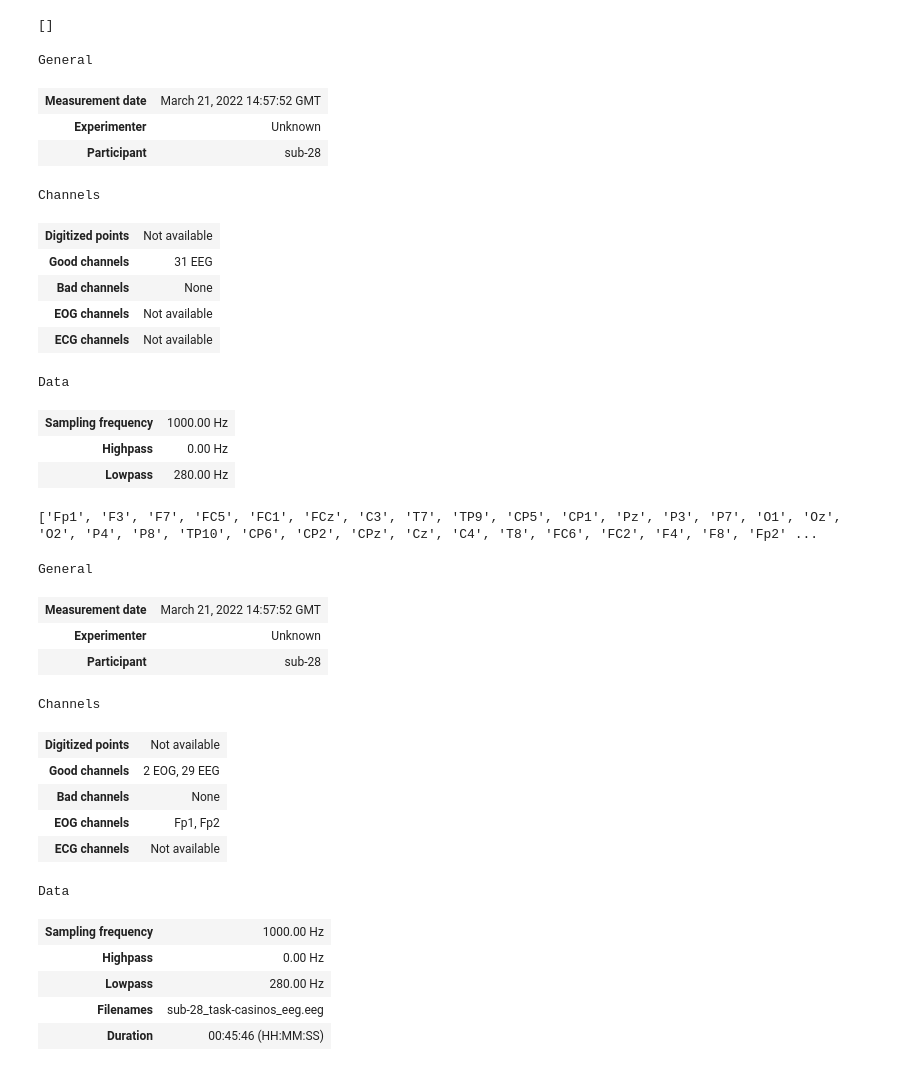
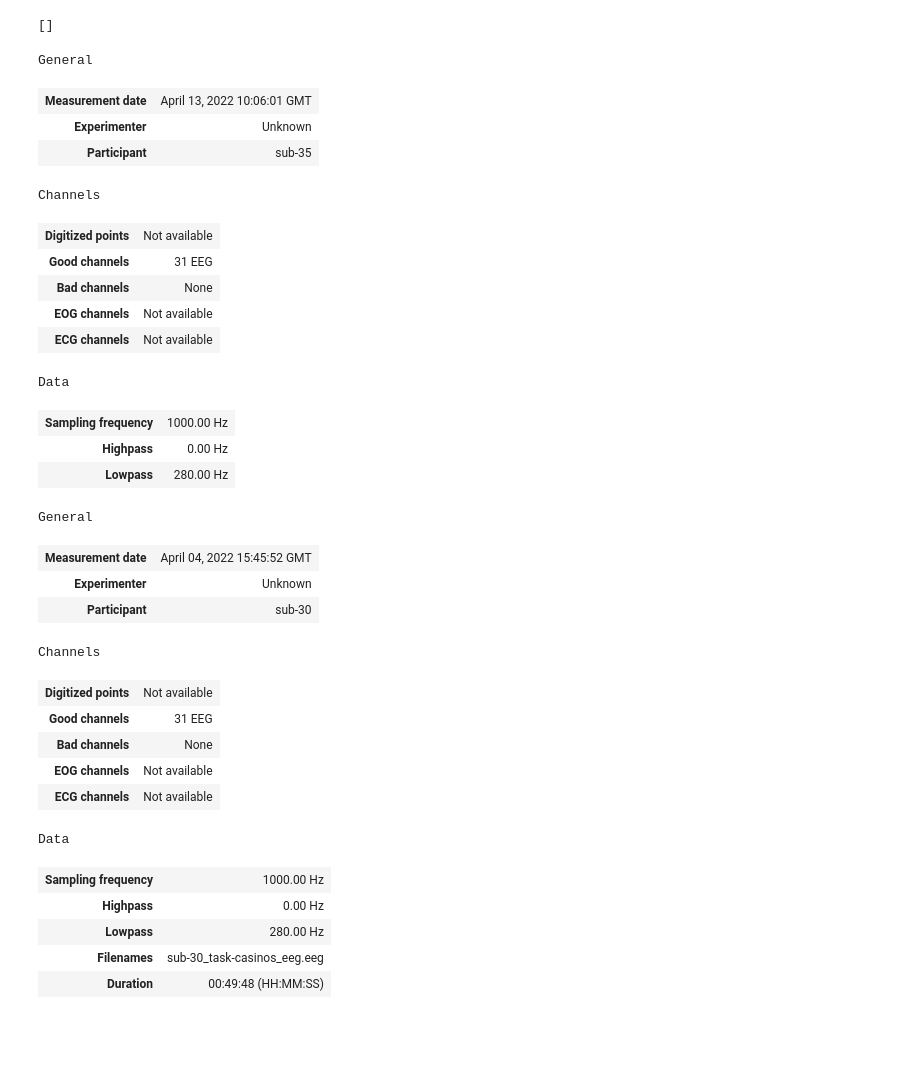
Before and after one commit to M4XV5/EEG2324Brownie, a Jupyter notebook: bad_channels.ipynb, the cells around one changed output. Cells and saved outputs as stored; diff of their text form; code cells hidden in the pictures; blank space fills up the shorter version.

```diff
--- a/bad_channels.ipynb
+++ b/bad_channels.ipynb
@@ -12,8 +13,8 @@ import matplotlib.pyplot as plt
 from mne_bids import (BIDSPath,read_raw_bids)
 
 # path where to save the datasets.
-bids_root = "Dataset/ds004147"
-subject_id = '28'
+bids_root = "Dataset/ds004147-filtered"
+subject_id = '36'
 
 
 bids_path = BIDSPath(subject=subject_id,task="casinos",
@@ -69,9 +70,9 @@ raw.pick(["eeg", "eog"]).load_data()
 raw.info
 # %% [output]
 General
-| Measurement date | March 21, 2022 14:57:52 GMT |
+| Measurement date | April 13, 2022 10:06:01 GMT |
 | Experimenter | Unknown |
-| Participant | sub-28 |
+| Participant | sub-35 |
 Channels
 | Digitized points | Not available |
 | Good channels | 31 EEG |
@@ -83,26 +84,27 @@ Data
 | Highpass | 0.00 Hz |
 | Lowpass | 280.00 Hz |
 # %%
-print(raw.ch_names)
+# print(raw.ch_names)
-# %% [output]
-['Fp1', 'F3', 'F7', 'FC5', 'FC1', 'FCz', 'C3', 'T7', 'TP9', 'CP5', 'CP1', 'Pz', 'P3', 'P7', 'O1', 'Oz', 'O2', 'P4', 'P8', 'TP10', 'CP6', 'CP2', 'CPz', 'Cz', 'C4', 'T8', 'FC6', 'FC2', 'F4', 'F8', 'Fp2' ...
 # %%
 # hacky try to replicate pipelines "virtual EOG channels" with FP1, FP2
-raw.set_channel_types({'Fp1':'eog', 'Fp2':'eog'})
+# raw.set_channel_types({'Fp1':'eog', 'Fp2':'eog'})
+
+# undo setting to eog
+raw.set_channel_types({'Fp1':'eeg', 'Fp2':'eeg'})
 # %% [output]
 General
-| Measurement date | March 21, 2022 14:57:52 GMT |
+| Measurement date | April 04, 2022 15:45:52 GMT |
 | Experimenter | Unknown |
-| Participant | sub-28 |
+| Participant | sub-30 |
 Channels
 | Digitized points | Not available |
-| Good channels | 2 EOG, 29 EEG |
+| Good channels | 31 EEG |
 | Bad channels | None |
-| EOG channels | Fp1, Fp2 |
+| EOG channels | Not available |
 | ECG channels | Not available |
 Data
 | Sampling frequency | 1000.00 Hz |
 | Highpass | 0.00 Hz |
 | Lowpass | 280.00 Hz |
-| Filenames | sub-28_task-casinos_eeg.eeg |
-| Duration | 00:45:46 (HH:MM:SS) |
+| Filenames | sub-30_task-casinos_eeg.eeg |
+| Duration | 00:49:48 (HH:MM:SS) |
```
Also changed, not shown: parts of 9 cells of this notebook.
